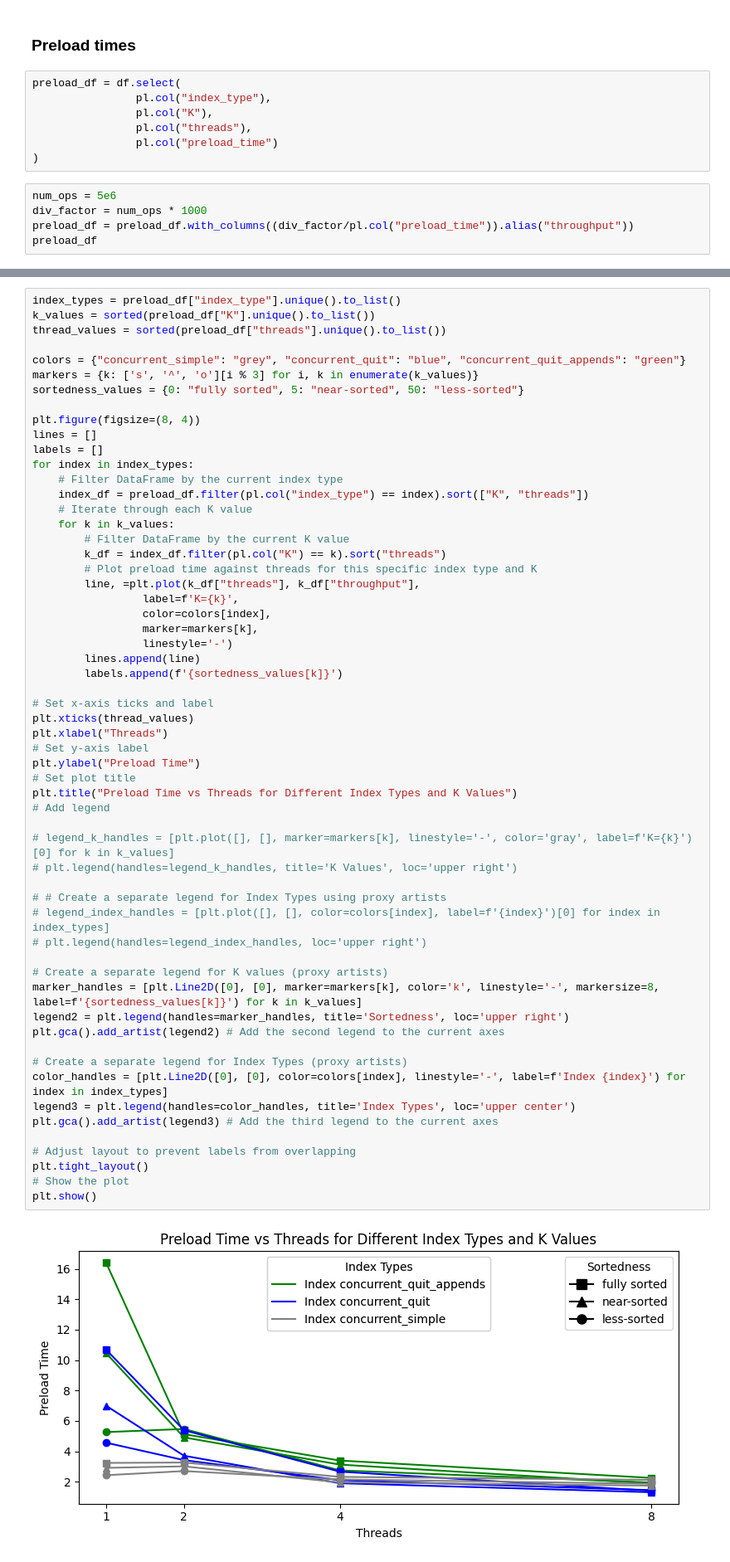
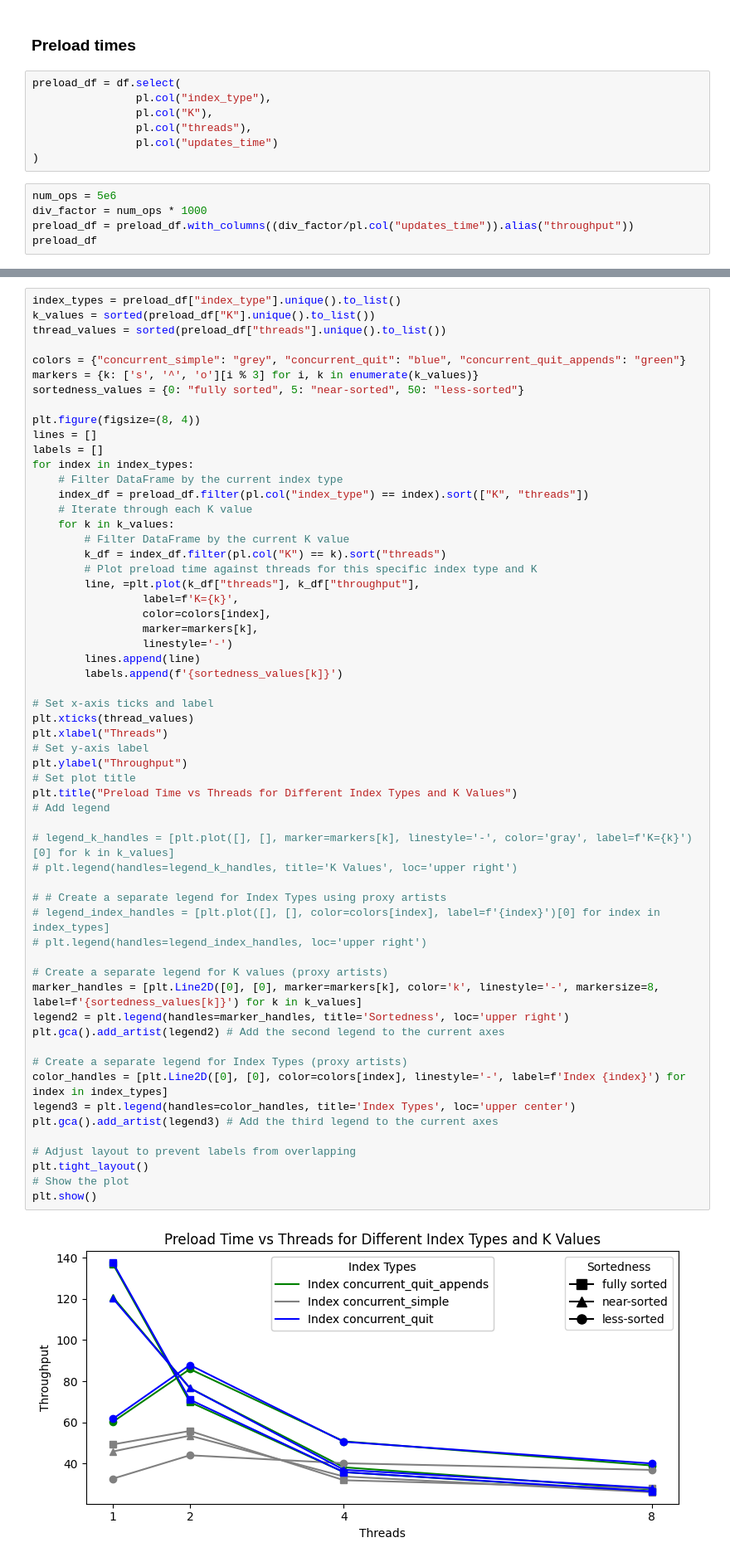
Before and after one commit to BU-DiSC/concurrent-quit, a Jupyter notebook: results/analysis/analysis.ipynb, the cells around one changed output, grey strips where cells are left out. Shown at 83% size. Cells and saved outputs as stored; diff of their text form.

```diff
--- a/results/analysis/analysis.ipynb
+++ b/results/analysis/analysis.ipynb
@@ -60,12 +60,12 @@ preload_df = df.select(
                 pl.col("index_type"),
                 pl.col("K"),
                 pl.col("threads"),
-                pl.col("preload_time")
+                pl.col("updates_time")
 )
 # %%
 num_ops = 5e6
 div_factor = num_ops * 1000
-preload_df = preload_df.with_columns((div_factor/pl.col("preload_time")).alias("throughput"))
+preload_df = preload_df.with_columns((div_factor/pl.col("updates_time")).alias("throughput"))
 preload_df
 # %% [output]
 shape: (36, 5)
@@ -113,35 +113,35 @@ for index in index_types:
 # Set x-axis ticks and label
 plt.xticks(thread_values)
 plt.xlabel("Threads")
 # Set y-axis label
-plt.ylabel("Preload Time")
+plt.ylabel("Throughput")
 # Set plot title
 plt.title("Preload Time vs Threads for Different Index Types and K Values")
 # Add legend
 
 # legend_k_handles = [plt.plot([], [], marker=markers[k], linestyle='-', color='gray', label=f'K={k}')[0] for k in k_values]
 # plt.legend(handles=legend_k_handles, title='K Values', loc='upper right')
 
 # # Create a separate legend for Index Types using proxy artists
 # legend_index_handles = [plt.plot([], [], color=colors[index], label=f'{index}')[0] for index in index_types]
 # plt.legend(handles=legend_index_handles, loc='upper right')
 
 # Create a separate legend for K values (proxy artists)
 marker_handles = [plt.Line2D([0], [0], marker=markers[k], color='k', linestyle='-', markersize=8, label=f'{sortedness_values[k]}') for k in k_values]
 legend2 = plt.legend(handles=marker_handles, title='Sortedness', loc='upper right')
 plt.gca().add_artist(legend2) # Add the second legend to the current axes
 
 # Create a separate legend for Index Types (proxy artists)
 color_handles = [plt.Line2D([0], [0], color=colors[index], linestyle='-', label=f'Index {index}') for index in index_types]
 legend3 = plt.legend(handles=color_handles, title='Index Types', loc='upper center')
 plt.gca().add_artist(legend3) # Add the third legend to the current axes
 
 # Adjust layout to prevent labels from overlapping
 plt.tight_layout()
 # Show the plot
 plt.show()
 # %% [output]
-[figure, old version]
+[figure, new version]
 # %% [markdown]
 # Old
 # %%
```
Also changed, not shown: parts of 1 cell of this notebook.
